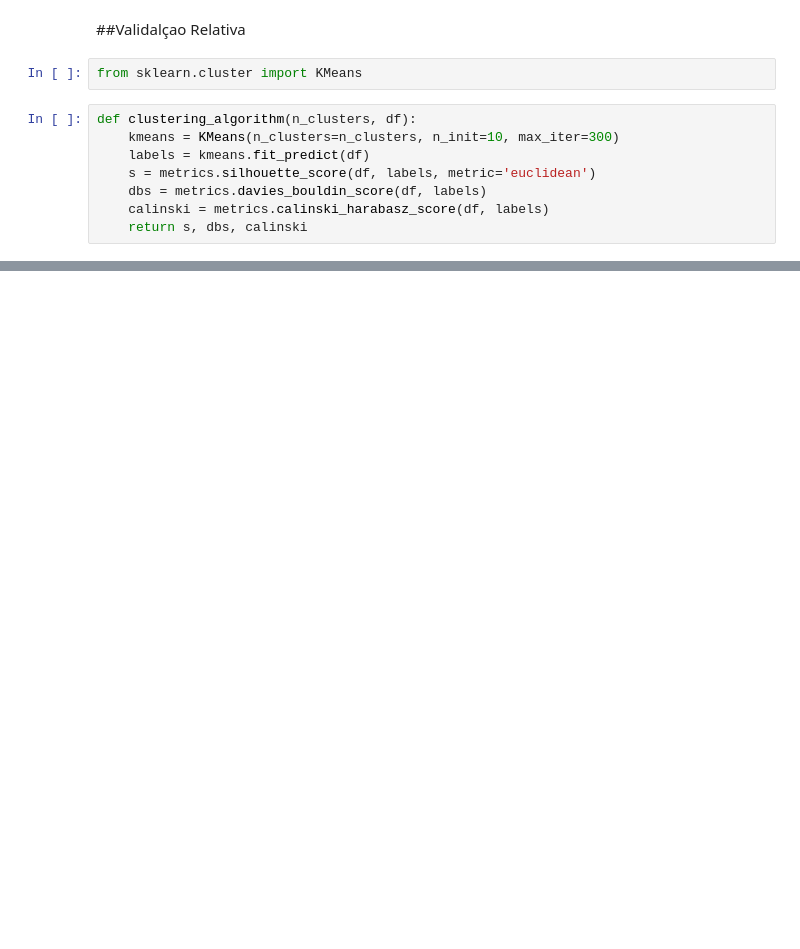
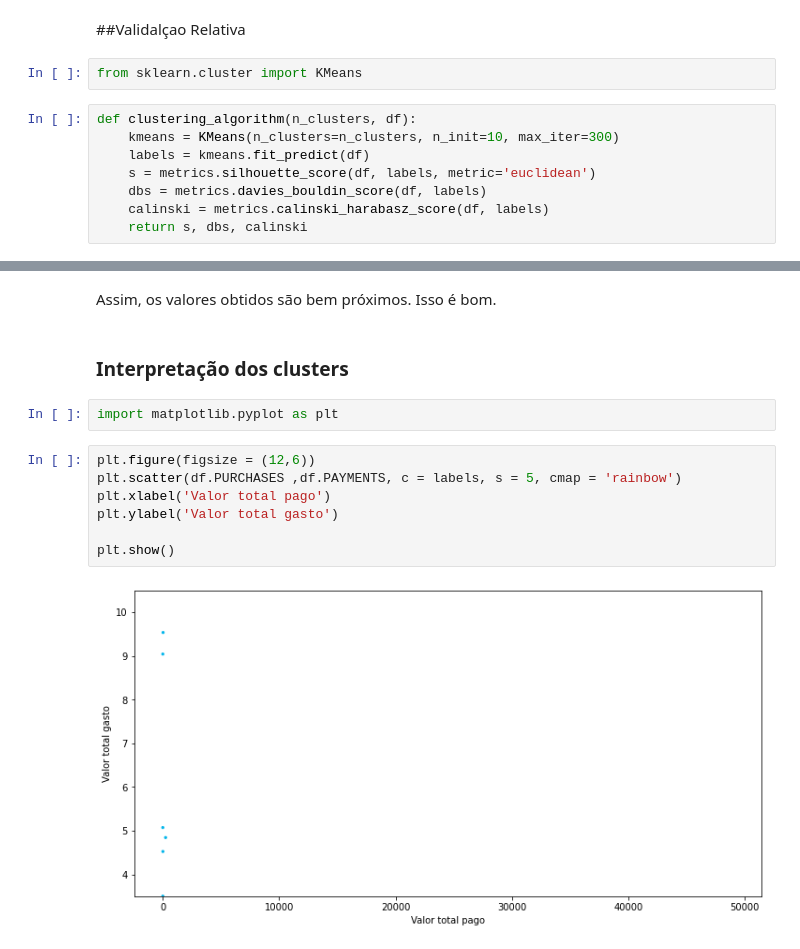
Before and after one commit to Marcus-Bernard0/data_science_alura, a Jupyter notebook: 22 - Clustering/Projeto.ipynb, the cells around one changed output, grey strips where cells are left out. Saved outputs shown, nothing was run; the diff lists cells and outputs as text; blank space fills up the shorter version.

Commit message:
interpretação cluster

```diff
--- a/22 - Clustering/Projeto.ipynb
+++ b/22 - Clustering/Projeto.ipynb
@@ -166,0 +199,15 @@ print(s1, dbs1, calinski1)
+# %% [markdown]
+Assim, os valores obtidos são bem próximos. Isso é bom.
+# %% [markdown]
+### Interpretação dos clusters
+# %%
+import matplotlib.pyplot as plt
+# %%
+plt.figure(figsize = (12,6))
+plt.scatter(df.PURCHASES ,df.PAYMENTS, c = labels, s = 5, cmap = 'rainbow')
+plt.xlabel('Valor total pago')
+plt.ylabel('Valor total gasto')
+
+plt.show()
+# %% [output]
+[figure, added]
```
Also changed, not shown: parts of 10 cells of this notebook.
